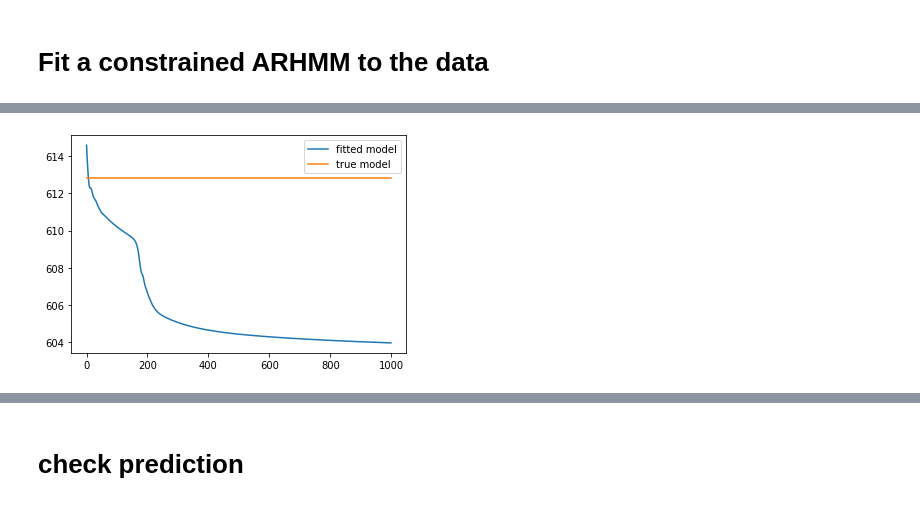
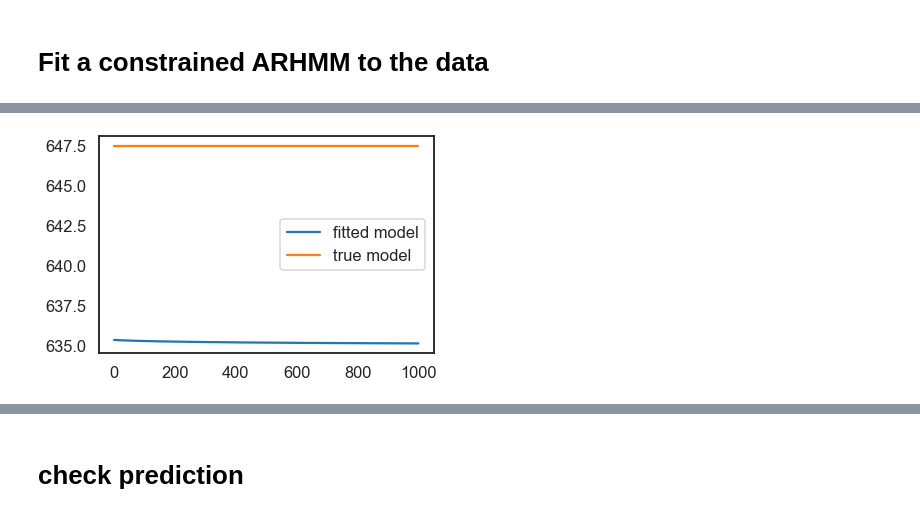
Before and after one commit to cunningham-lab/SocialBehaviors, a Jupyter notebook: SocialBehaviorptc/ssm_ptc/examples/ConstrainedARHMM.ipynb, the cells around one changed output, grey strips where cells are left out. Cells and saved outputs as stored; diff of their text form; code cells hidden in the pictures.

Commit message:
fix param setter issue

```diff
--- a/SocialBehaviorptc/ssm_ptc/examples/ConstrainedARHMM.ipynb
+++ b/SocialBehaviorptc/ssm_ptc/examples/ConstrainedARHMM.ipynb
@@ -16,4 +34,16 @@ from tqdm import tqdm_notebook as tqdm
 import time
 # %% [markdown]
 # Generate synthetic data from constrained ARHMM
+# %%
+torch.manual_seed(0)
+
+K = 3
+D = 2
+T = 100
+
+As = [random_rotation(D) for _ in range(K)]
+bounds = np.array([[0, 20], [0,40]])
+
+thetas = np.linspace(0, 2 * np.pi, K, endpoint=False)
+mus_init = 3 * np.column_stack((np.cos(thetas), np.sin(thetas)))
 # %%
@@ -37,9 +93,11 @@ z, data = true_model.sample(T, return_np=False)
 # %% [markdown]
 # Fit a constrained ARHMM to the data
 # %%
-tran = ConstrainedLinearTransformation(K=K, d_in=D, d_out=D, bounds=bounds)
+tran = ConstrainedLinearTransformation(K=K, D=D, lags=1, bounds=bounds)
 observation = ARGaussianObservation(K=K, D=D, M=0, transformation=tran)
 model = HMM(K=K, D=D, M=0, observation=observation)
+
+model.observation.mus_init = true_model.observation.mus_init
 # %%
 num_iters = 1000
 
@@ -52,8 +110,8 @@ for i in np.arange(num_iters):
 
     optimizer.zero_grad()
 
-    loss = model.loss(data)
-    loss.backward(retain_graph=True)
+    loss = model.loss(y)
+    loss.backward()
     optimizer.step()
 
     loss = loss.detach().numpy()
@@ -64,3 +122,25 @@ for i in np.arange(num_iters):
         pbar.update(10)
 # %% [output]
 [interactive output not drawn]
+# %%
+num_iters = 1000
+
+pbar = tqdm(total=num_iters, file=sys.stdout)
+
+optimizer = torch.optim.Adam(model.params, lr=0.001)
+
+losses = []
+for i in np.arange(num_iters):
+
+    optimizer.zero_grad()
+
+    loss = model.loss(y)
+    loss.backward()
+    optimizer.step()
+
+    loss = loss.detach().numpy()
+    losses.append(loss)
+
+    if i % 10 == 0:
+        pbar.set_description('iter {} loss {:.2f}'.format(i, loss))
+        pbar.update(10)
@@ -67,8 +149,8 @@ for i in np.arange(num_iters):
 # %%
-true_loss = true_model.loss(data)
+true_loss = true_model.loss(y)
 plt.plot(losses, label='fitted model')
 plt.plot(np.arange(num_iters), [true_loss]*num_iters, label='true model')
 plt.legend()
 plt.show()
 # %% [output]
-[figure, old version]
+[figure, new version]
```
Also changed, not shown: parts of 69 cells of this notebook, 18 other files.
